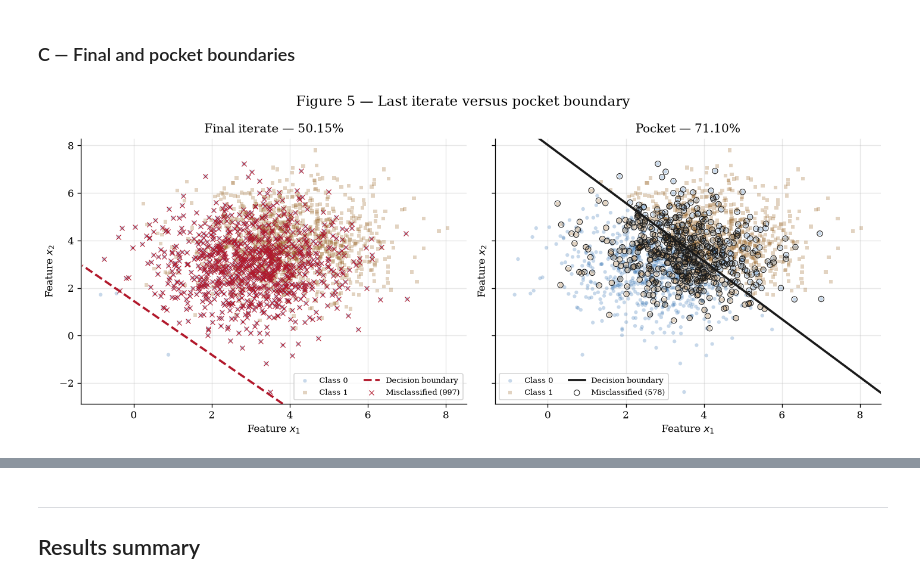
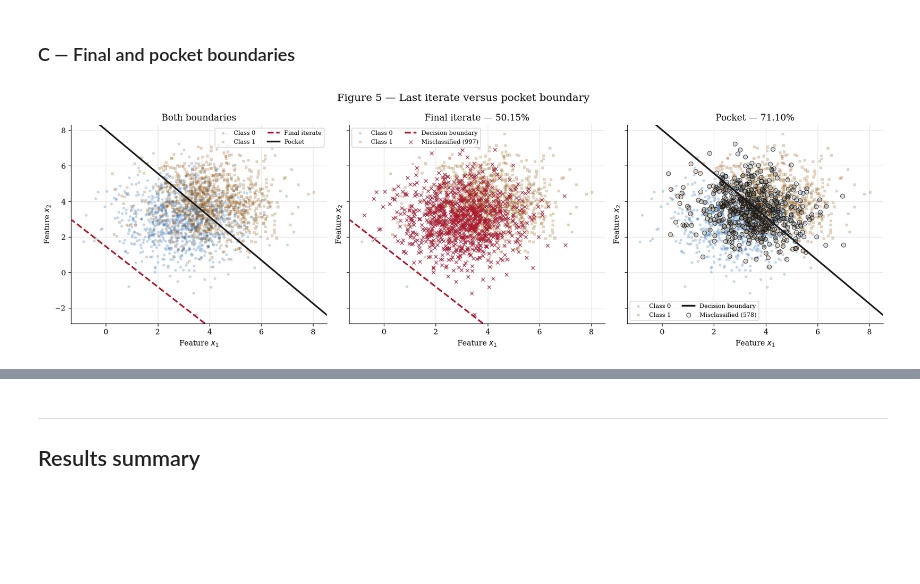
Before and after one commit to EduardoTakeiYaginuma/neural-networks, a Jupyter notebook: notebooks/perceptron/perceptron.ipynb, the cells around one changed output, grey strips where cells are left out. Drawn from its saved outputs; the diff is of its cells as text; code cells hidden in the pictures; blank space fills up the shorter version.

```diff
--- a/notebooks/perceptron/perceptron.ipynb
+++ b/notebooks/perceptron/perceptron.ipynb
@@ -306,33 +306,47 @@ Epochs: 100 | total updates: 289
 # %%
 xlim_2 = (X2[:, 0].min() - 0.5, X2[:, 0].max() + 0.5)
 ylim_2 = (X2[:, 1].min() - 0.5, X2[:, 1].max() + 0.5)
 final_wrong = final_predictions != y2
 pocket_wrong = pocket_predictions != y2
-fig, axes = plt.subplots(1, 2, figsize=(12, 5), sharex=True, sharey=True)
+fig, axes = plt.subplots(1, 3, figsize=(16, 5), sharex=True, sharey=True)
+
+# Left panel: the data carrying both boundaries at once.  The two beside it
+# separate the error sets, which overlap too heavily to read on one axes.
+scatter_classes(axes[0], X2, y2, alpha=0.25)
+for weights, bias, color, linestyle, name in (
+    (result_2.weights, result_2.bias, '#B2182B', '--', 'Final iterate'),
+    (result_2.pocket_weights, result_2.pocket_bias, '#1a1a1a', '-', 'Pocket'),
+):
+    axes[0].plot(*boundary_segment(weights, bias, xlim_2, ylim_2), color=color,
+                 linestyle=linestyle, linewidth=2.2, label=name)
+axes[0].set(xlim=xlim_2, ylim=ylim_2, title='Both boundaries',
+            xlabel=r'Feature $x_1$', ylabel=r'Feature $x_2$')
+axes[0].legend(fontsize=8, ncols=2)
+
 panels = [
-    (axes[0], result_2.weights, result_2.bias, final_wrong, '#B2182B', 'x',
+    (axes[1], result_2.weights, result_2.bias, final_wrong, '#B2182B', 'x',
      f'Final iterate — {final_accuracy_2:.2%}', '--'),
-    (axes[1], result_2.pocket_weights, result_2.pocket_bias, pocket_wrong, '#1a1a1a', 'o',
+    (axes[2], result_2.pocket_weights, result_2.pocket_bias, pocket_wrong, '#1a1a1a', 'o',
      f'Pocket — {result_2.pocket_accuracy:.2%}', '-'),
 ]
 for ax, weights, bias, wrong, color, marker, title, linestyle in panels:
     scatter_classes(ax, X2, y2, alpha=0.25)
     ax.plot(*boundary_segment(weights, bias, xlim_2, ylim_2), color=color,
             linestyle=linestyle, linewidth=2.2, label='Decision boundary')
     if marker == 'x':
         ax.scatter(X2[wrong, 0], X2[wrong, 1], s=24, marker=marker, color=color,
                    linewidths=0.65, label=f'Misclassified ({wrong.sum()})')
     else:
         ax.scatter(X2[wrong, 0], X2[wrong, 1], s=31, marker=marker, facecolors='none',
                    edgecolors=color, linewidths=0.65, label=f'Misclassified ({wrong.sum()})')
     ax.set(xlim=xlim_2, ylim=ylim_2, title=title,
            xlabel=r'Feature $x_1$', ylabel=r'Feature $x_2$')
     ax.legend(fontsize=8, ncols=2)
 fig.suptitle('Figure 5 — Last iterate versus pocket boundary', fontsize=14)
 fig.tight_layout()
 plt.show()
 # %% [output]
-[figure, old version]
+[figure, new version]
 # %%
 epochs_2 = np.arange(1, result_2.epochs + 1)
 fig, ax = plt.subplots(figsize=(7.4, 4.4))
```
Also changed, not shown: parts of 5 cells of this notebook, 1 other file.
